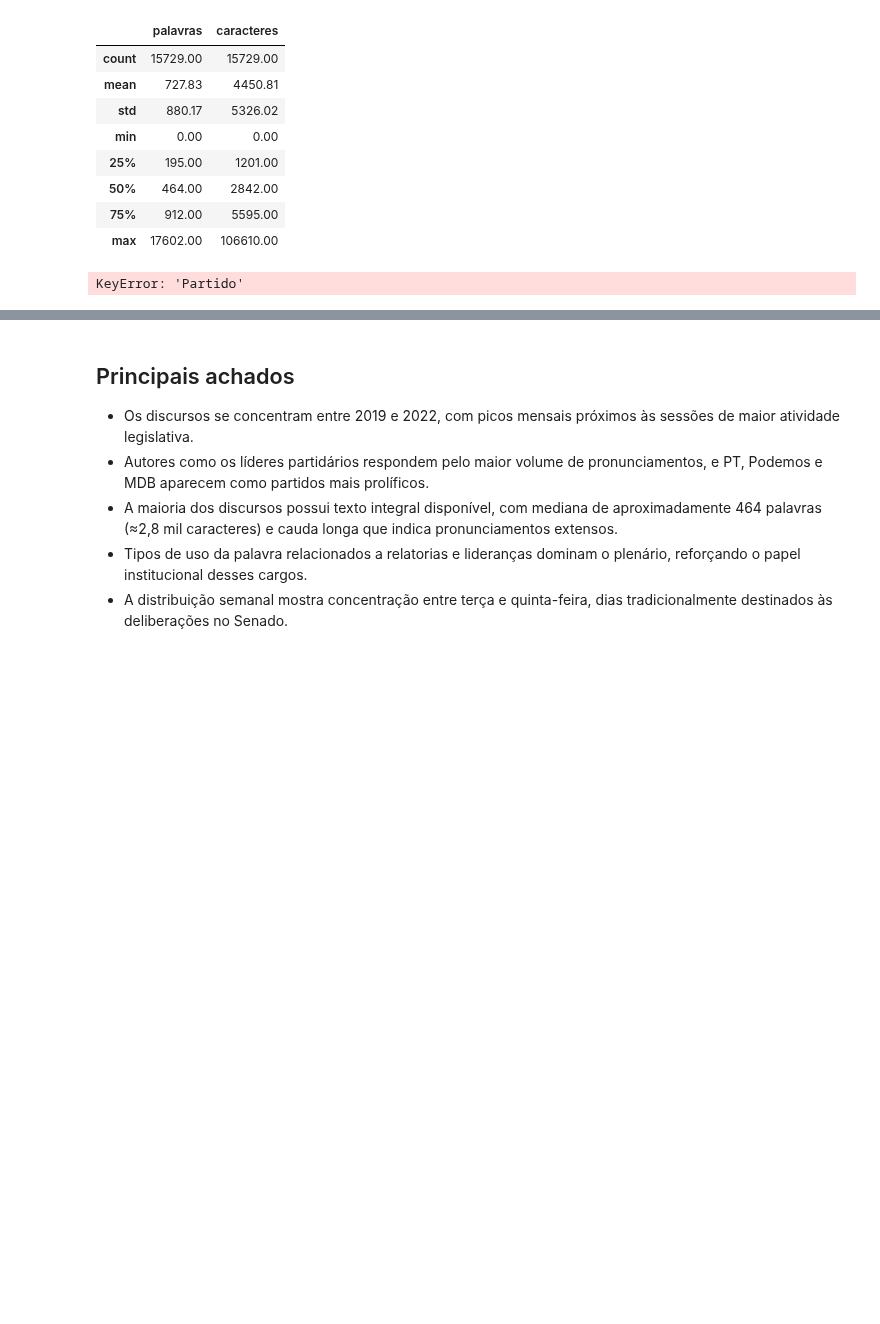
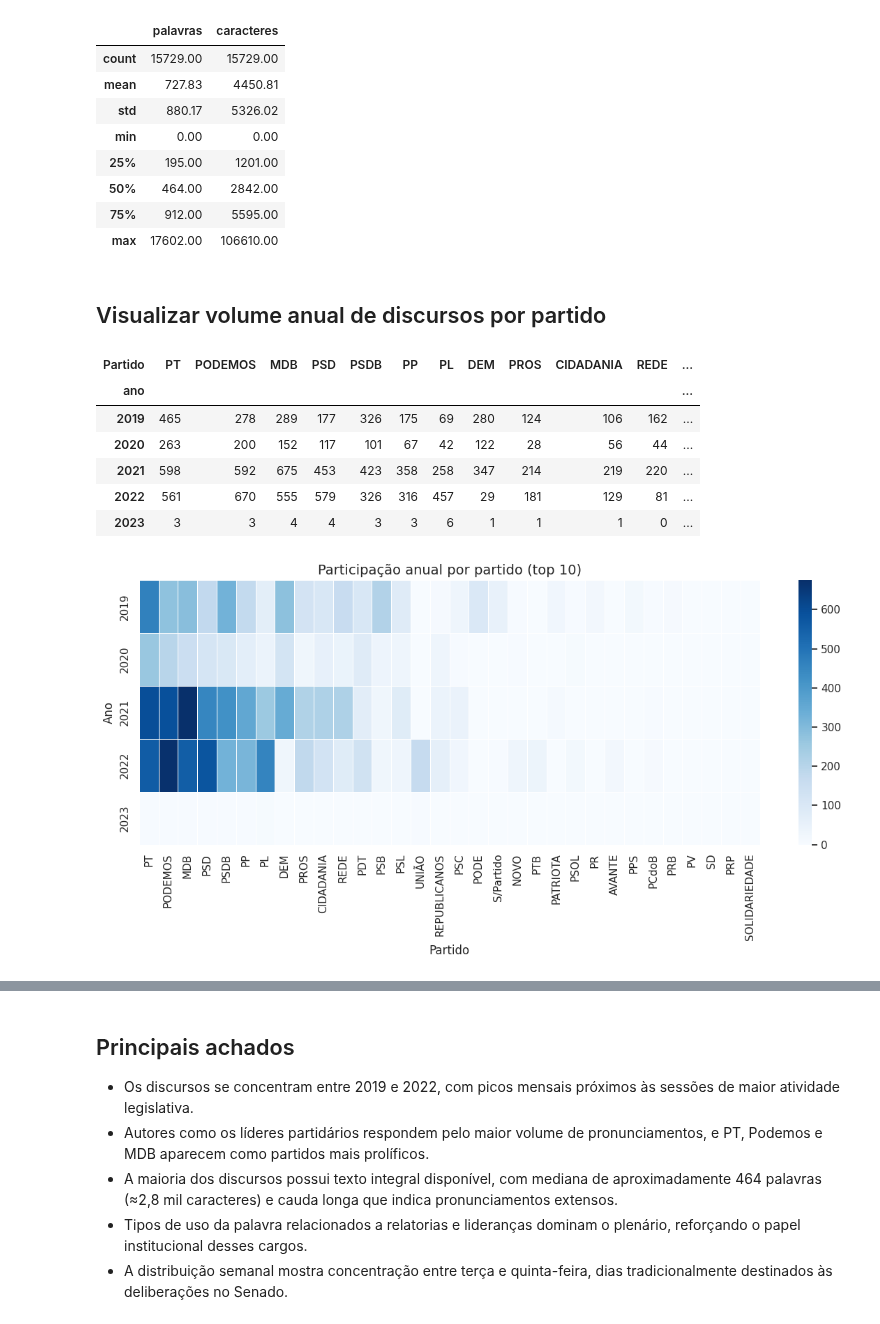
Before and after one commit to fabriciosantana/mcdia, a Jupyter notebook: 01-icd/assignments/analise_discursos_senado.ipynb, the cells around one changed output, grey strips where cells are left out. Drawn from its saved outputs; the diff is of its cells as text; code cells hidden in the pictures; blank space fills up the shorter version.

```diff
--- a/01-icd/assignments/analise_discursos_senado.ipynb
+++ b/01-icd/assignments/analise_discursos_senado.ipynb
@@ -368,20 +368,37 @@ tamanho_discursos
 | 50% | 464.00 | 2842.00 |
 | 75% | 912.00 | 5595.00 |
 | max | 17602.00 | 106610.00 |
+# %% [markdown]
+## Visualizar volume anual de discursos por partido
 # %%
-top_partidos_lista = top_parties['Partido']
+top_partidos_lista = (
+    df['Partido']
+    .dropna()
+    .value_counts()
+    .head(10)
+    .index
+    .tolist()
+)
 heatmap_data = (
     df[df['Partido'].isin(top_partidos_lista)]
       .dropna(subset=['ano'])
       .groupby(['ano', 'Partido'])
       .size()
       .unstack(fill_value=0)
+      .reindex(columns=top_partidos_lista)
       .sort_index()
 )
 fig, ax = plt.subplots(figsize=(12, 6))
 sns.heatmap(heatmap_data, cmap='Blues', linewidths=0.5, ax=ax)
 ax.set(title='Participação anual por partido (top 10)', xlabel='Partido', ylabel='Ano')
 plt.tight_layout()
 heatmap_data
 # %% [output]
-KeyError: 'Partido'
+| Partido | PT | PODEMOS | MDB | PSD | PSDB | PP | PL | DEM | PROS | CIDADANIA | REDE | ... |
+| ano |  |  |  |  |  |  |  |  |  |  |  | ... |
+| 2019 | 465 | 278 | 289 | 177 | 326 | 175 | 69 | 280 | 124 | 106 | 162 | ... |
+| 2020 | 263 | 200 | 152 | 117 | 101 | 67 | 42 | 122 | 28 | 56 | 44 | ... |
+| 2021 | 598 | 592 | 675 | 453 | 423 | 358 | 258 | 347 | 214 | 219 | 220 | ... |
+| 2022 | 561 | 670 | 555 | 579 | 326 | 316 | 457 | 29 | 181 | 129 | 81 | ... |
+| 2023 | 3 | 3 | 4 | 4 | 3 | 3 | 6 | 1 | 1 | 1 | 0 | ... |
+[figure, added]
```
Also changed, not shown: parts of 4 cells of this notebook, 1 other file.
